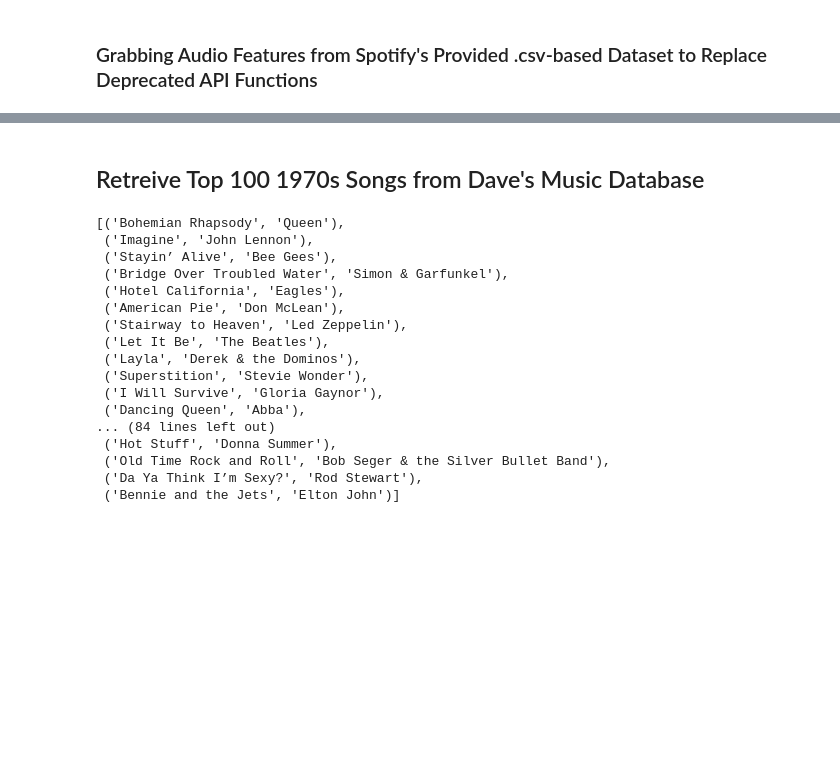
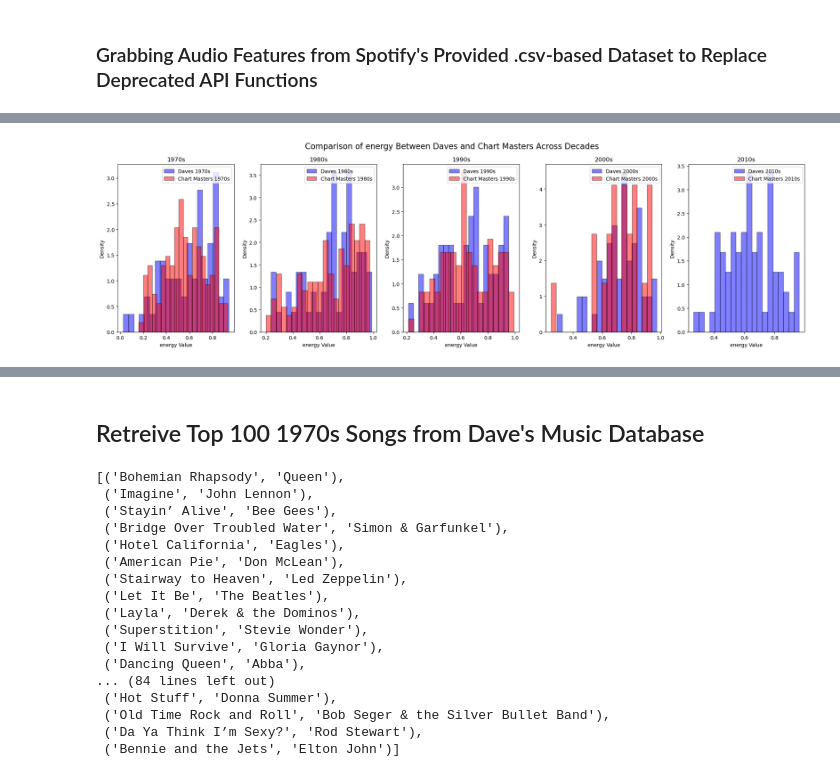
Before and after one commit to ashtonjlee/STA-141B-Final-Project, a Jupyter notebook: STA 141B Final Project .ipynb, the cells around one changed output, grey strips where cells are left out. Cells and saved outputs as stored; diff of their text form; code cells hidden in the pictures; blank space fills up the shorter version.

```diff
--- a/STA 141B Final Project .ipynb
+++ b/STA 141B Final Project .ipynb
@@ -870,0 +838,5 @@ show(app, notebook_url="localhost:8888")
+# %%
+# Energy
+compare_song_element('energy', dfs, chart_masters_dfs)
+# %% [output]
+[figure, added]
```
Also changed, not shown: parts of 43 cells of this notebook.
